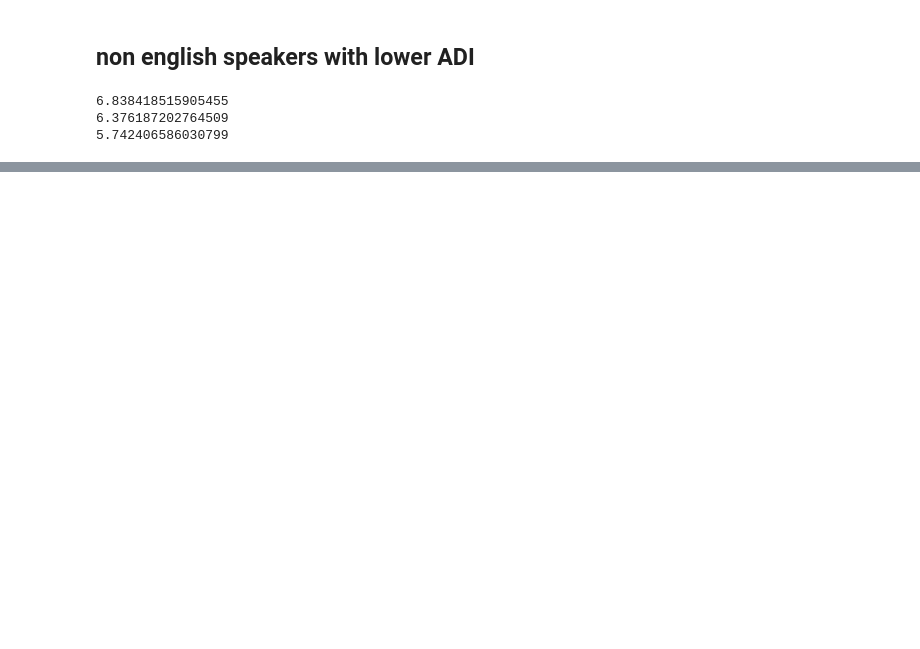
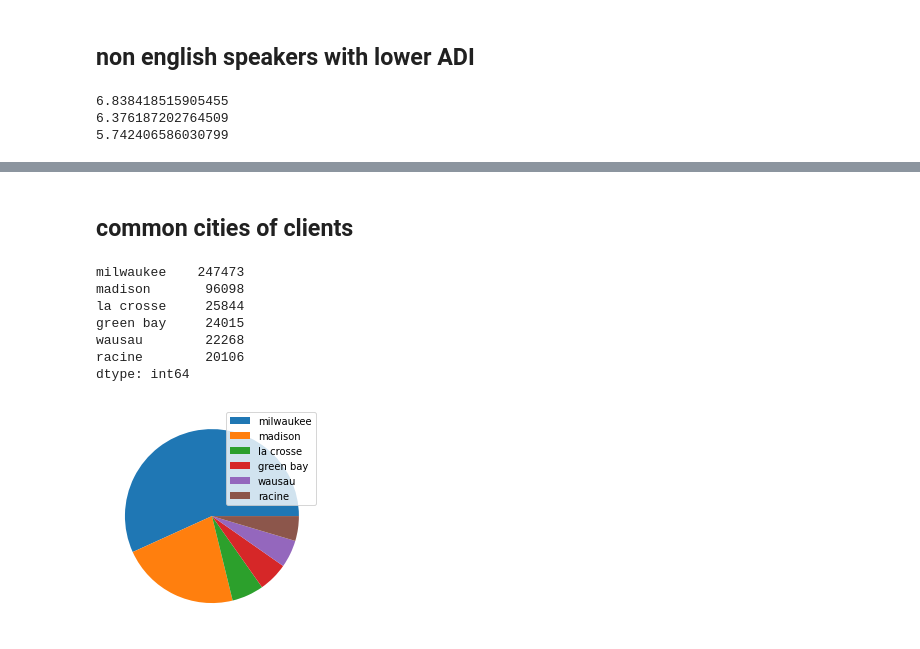
Before and after one commit to datakind/uwwi-datadive-dec-22, a Jupyter notebook: external_datasets/news/clients_eda.ipynb, the cells around one changed output, grey strips where cells are left out. Drawn from its saved outputs; the diff is of its cells as text; code cells hidden in the pictures; blank space fills up the shorter version.

```diff
--- a/external_datasets/news/clients_eda.ipynb
+++ b/external_datasets/news/clients_eda.ipynb
@@ -155,0 +310,17 @@ print(clients[clients.ClientOption_PreferredLanguageOfCaller!="['English']"].ADI
+# %% [markdown]
+## common cities of clients
+# %%
+common_cities = pd.Series(pd.Series([c.lower().strip() for c in clients.ClientAddressus_ClientAddressus_city if type(c)==str]).value_counts()[:6])
+print(common_cities)
+plt.pie(common_cities)
+plt.legend(list(common_cities.index))
+plt.show()
+# %% [output]
+milwaukee    247473
+madison       96098
+la crosse     25844
+green bay     24015
+wausau        22268
+racine        20106
+dtype: int64
+[figure, added]
```
Also changed, not shown: parts of 33 cells of this notebook.
